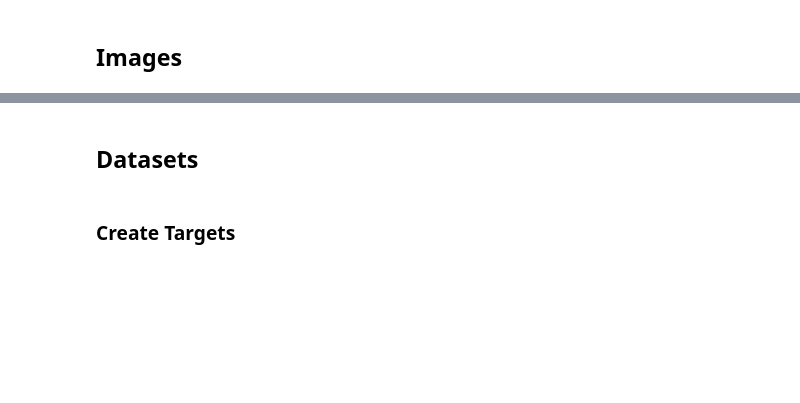
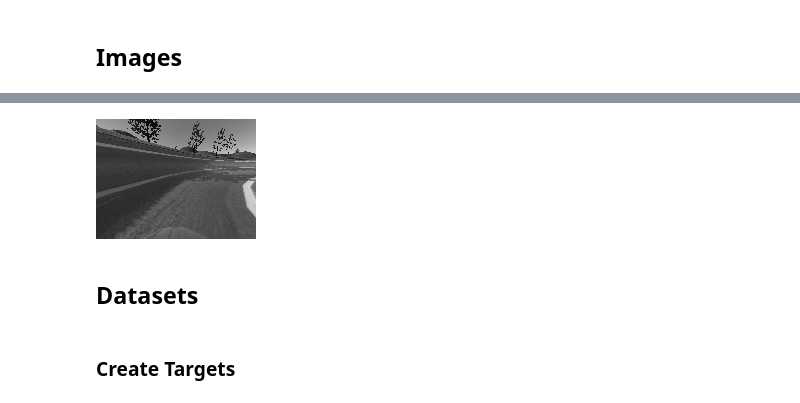
Before and after one commit to GrantMoe/virtual-racing-league, a Jupyter notebook: code/00_Data_Processing.ipynb, the cells around one changed output, grey strips where cells are left out. Saved outputs shown, nothing was run; the diff lists cells and outputs as text; code cells hidden in the pictures; blank space fills up the shorter version.

```diff
--- a/code/00_Data_Processing.ipynb
+++ b/code/00_Data_Processing.ipynb
@@ -434,0 +356,3 @@ X_telem.to_pickle(telem_dataset_file)
+# %%
+df = df.sample(n=min(len(df),dataset_max_size), random_state=seed).reset_index(drop=True)
+df.info()
@@ -434,0 +385,3 @@ X_telem.to_pickle(telem_dataset_file)
+# %%
+if 'first_lap' in telemetry_columns:
+    df['first_lap'] = (df['lap'] == 1) * 1
@@ -453,0 +407,21 @@ X_img /= 255
+# %%
+image_files = records_directory / df['folder'] / 'images' / df['image']
+# %%
+counter = 0
+X_img = np.ndarray(shape=(len(image_files), 120, 160, 1),
+                     dtype=np.uint8)
+
+def load_images(im):
+    global counter
+    global X_img
+    X_img[counter] = img_to_array(load_img(im, color_mode='grayscale'))
+    counter += 1
+    if not counter % 1000:
+        print(f'> {counter}', end=' ')
+        if not counter % 10000:
+            print()
+
+print(f'processing {len(image_files)} image files')
+image_files.apply(load_images)
+print('done')
+X_img.shape
@@ -454,3 +442,8 @@ X_img /= 255
+# %%
+## Double check
+Image.fromarray(X_img[0].reshape(120,160))
+# %% [output]
+[figure, added]
 # %% [markdown]
 ## Datasets
 # %% [markdown]
```
Also changed, not shown: parts of 106 cells of this notebook, 4 other files.
